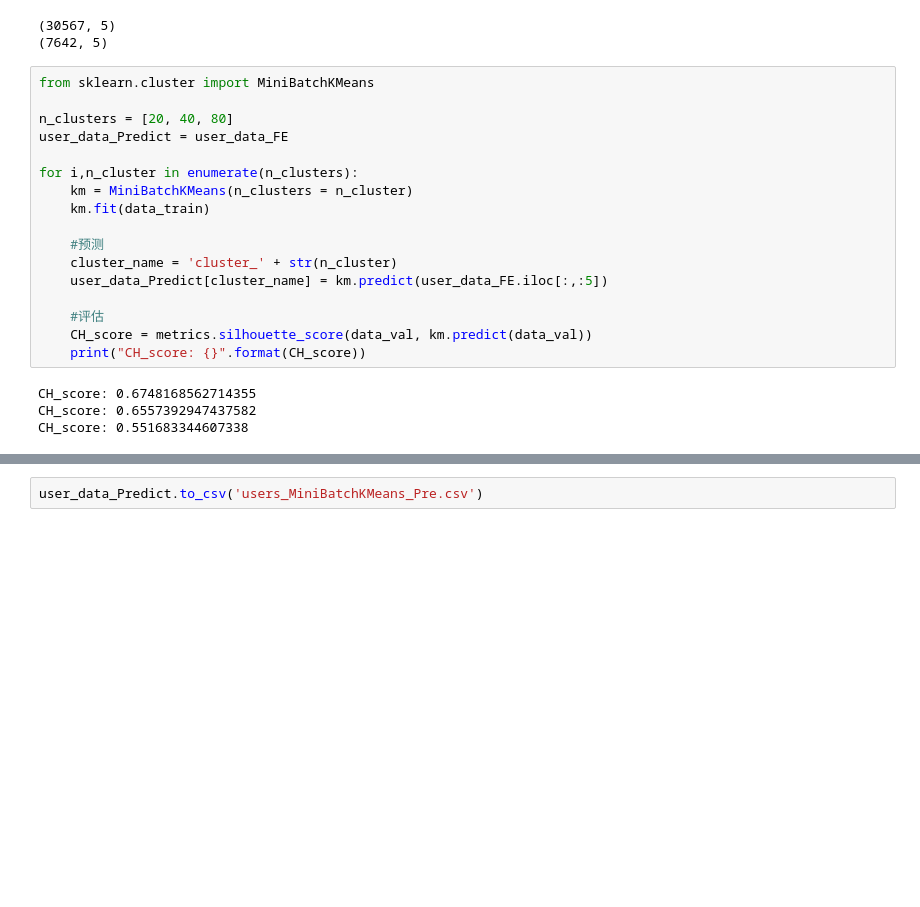
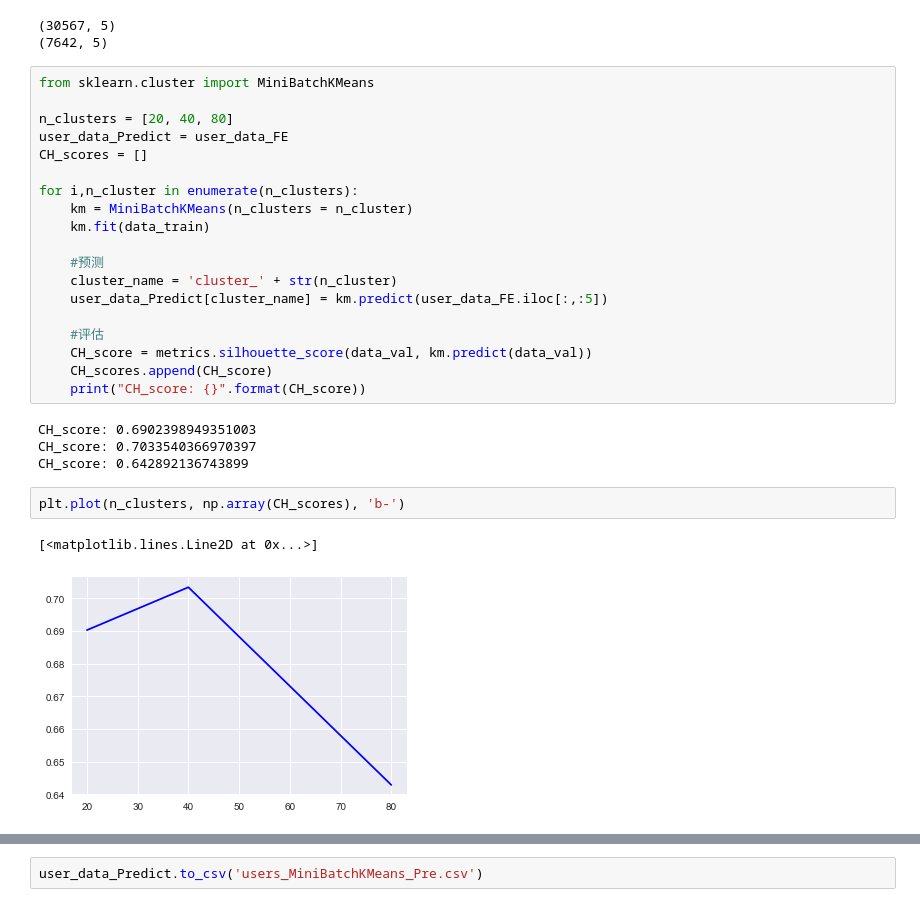
Before and after one commit to BlingW/Clustering, a Jupyter notebook: Clustering_Kmeans_.ipynb, the cells around one changed output, grey strips where cells are left out. Saved outputs shown, nothing was run; the diff lists cells and outputs as text; blank space fills up the shorter version.

Commit message:
plot

```diff
--- a/Clustering_Kmeans_.ipynb
+++ b/Clustering_Kmeans_.ipynb
@@ -213,6 +213,7 @@ from sklearn.cluster import MiniBatchKMeans
 
 n_clusters = [20, 40, 80]
 user_data_Predict = user_data_FE
+CH_scores = []
 
 for i,n_cluster in enumerate(n_clusters):
     km = MiniBatchKMeans(n_clusters = n_cluster)
@@ -224,11 +225,17 @@ for i,n_cluster in enumerate(n_clusters):
 
     #评估
     CH_score = metrics.silhouette_score(data_val, km.predict(data_val))
+    CH_scores.append(CH_score)
     print("CH_score: {}".format(CH_score))
 # %% [output]
-CH_score: 0.6748168562714355
-CH_score: 0.6557392947437582
-CH_score: 0.551683344607338
+CH_score: 0.6902398949351003
+CH_score: 0.7033540366970397
+CH_score: 0.642892136743899
+# %%
+plt.plot(n_clusters, np.array(CH_scores), 'b-')
+# %% [output]
+[<matplotlib.lines.Line2D at 0x...>]
+[figure, added]
 # %%
 user_data_Predict.head()
 # %% [output]
```
Also changed, not shown: parts of 3 cells of this notebook, 1 other file.
